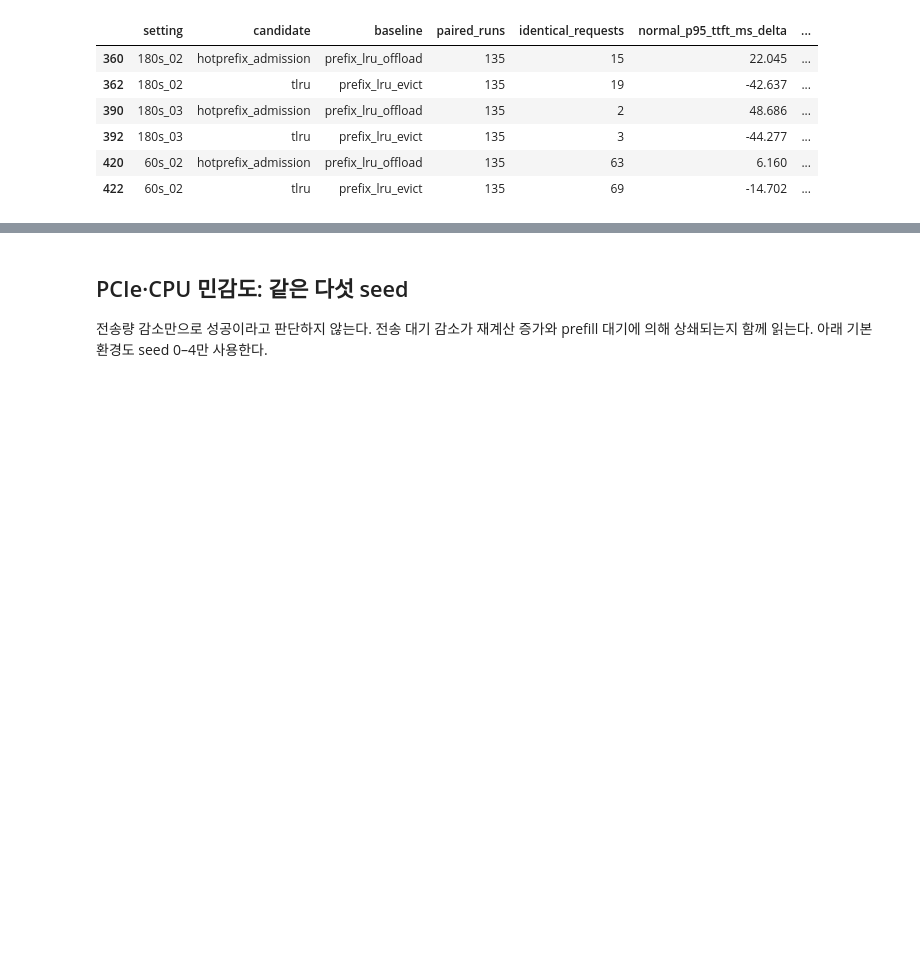
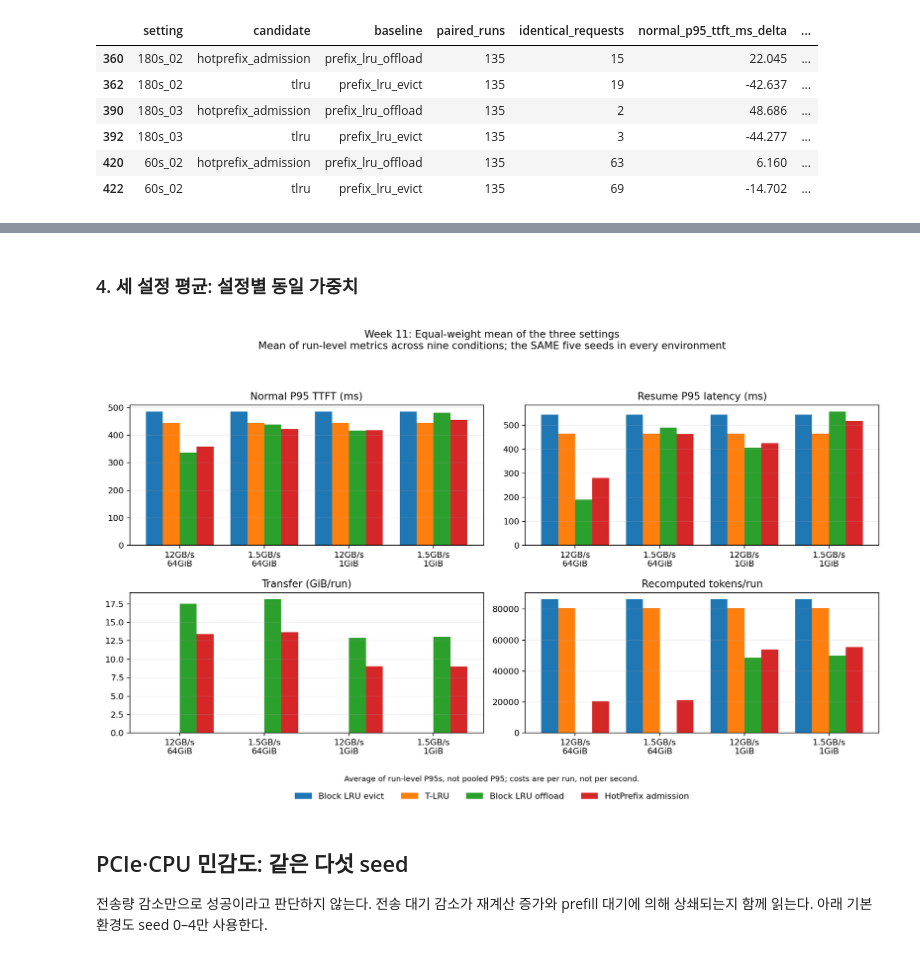
Before and after one commit to yspark9720/kv-bench, a Jupyter notebook: notebooks/week11_policy_review.ipynb, the cells around one changed output, grey strips where cells are left out. Saved outputs shown, nothing was run; the diff lists cells and outputs as text; code cells hidden in the pictures; blank space fills up the shorter version.

```diff
--- a/notebooks/week11_policy_review.ipynb
+++ b/notebooks/week11_policy_review.ipynb
@@ -94,3 +163,9 @@ display(Image(filename=str(ROOT / "docs/figures/week11_policy_comparison.png")))
+# %% [markdown]
+### 4. 세 설정 평균: 설정별 동일 가중치
+# %%
+display(Image(filename=str(figure_paths[3])))
+# %% [output]
+[figure, added]
 # %% [markdown]
 ## PCIe·CPU 민감도: 같은 다섯 seed
 
```
Also changed, not shown: parts of 10 cells of this notebook, 53 other files.
